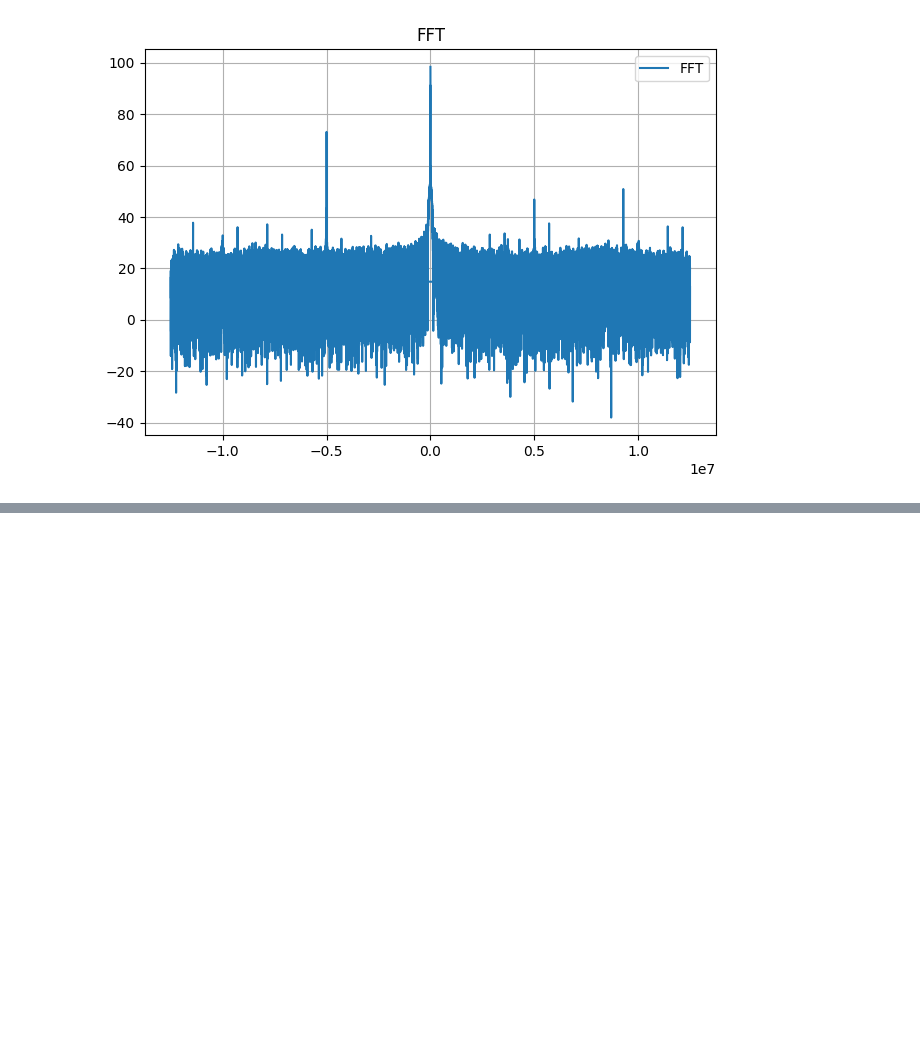
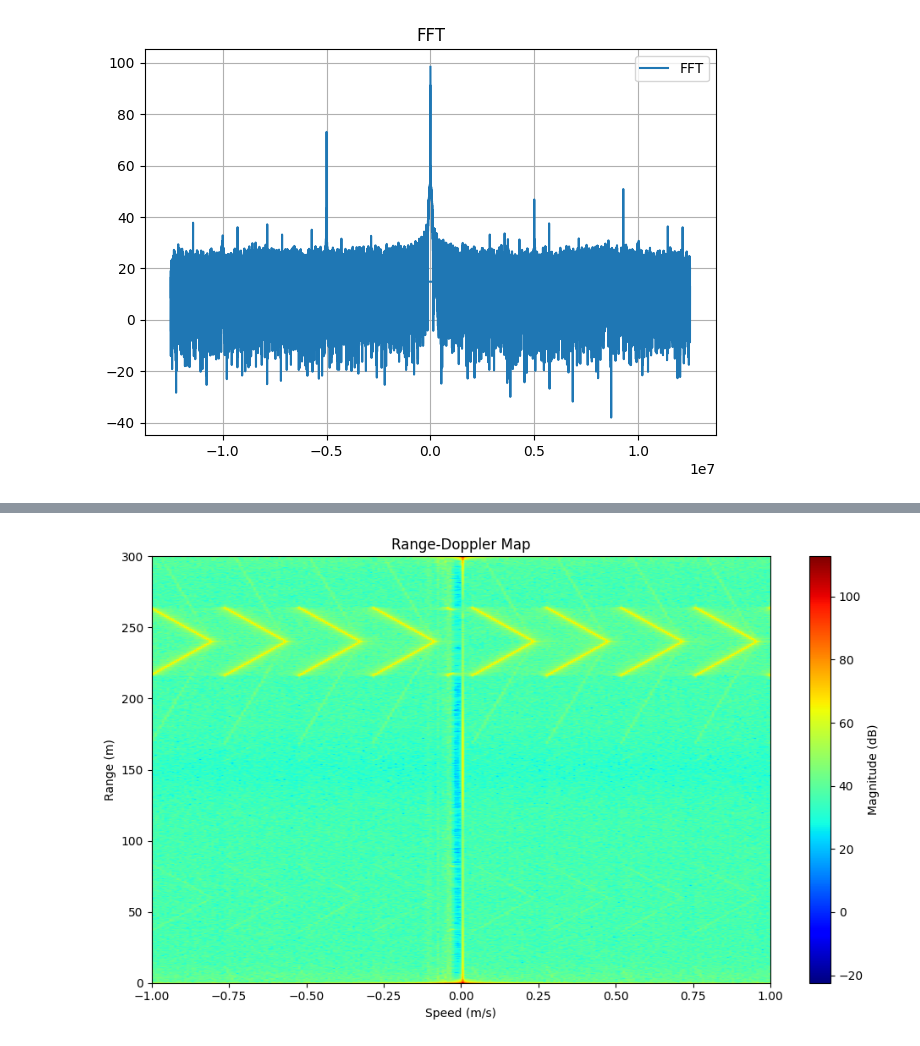
Before and after one commit to murrayinglis/sdr-config, a Jupyter notebook: plots.ipynb, the cells around one changed output, grey strips where cells are left out. Cells and saved outputs as stored; diff of their text form; code cells hidden in the pictures; blank space fills up the shorter version.

```diff
--- a/plots.ipynb
+++ b/plots.ipynb
@@ -353,0 +323,90 @@ plt.show()
+# %%
+# range doppler...
+
+
+file_path = 'outputs/loopback_from_file_test.bin'
+
+
+# Read the binary file
+with open(file_path, 'rb') as file:
+    # Read the data into a numpy array
+    # The dtype should match the type of data in the file (double = float64)
+    data = np.fromfile(file, dtype=np.float64)
+
+# Reshape or process the data if needed
+# Here we assume data was written as 2 doubles per sample
+num_new_samples = int(len(data)/2)
+data = data.reshape((num_new_samples, 2))
+
+# Create complex numbers from the real and imaginary parts
+iq_data = data[:, 0] + 1j * data[:, 1]
+
+# Apply window function (e.g., Hamming window)
+#window = np.hamming(iq_data.shape[0])
+#windowed_data = iq_data * window
+
+# Perform Range FFT (along the first axis)
+range_fft = np.fft.fft(iq_data, axis=0)
+
+#Reshape the data to prepare for Doppler FFT
+# Parameters
+B = 2e6  # Bandwidth in Hz
+PRI = 4e-4  # Pulse Repetition Interval in seconds
+num_range_bins = 250
+num_doppler_bins = num_new_samples // num_range_bins
+
+# Calculate range resolution and maximum range
+range_res = c / (2 * B)
+r_max = range_res * num_range_bins
+
+# Calculate Doppler resolution and maximum Doppler shift
+doppler_res = c / (2 * num_new_samples * PRI)
+v_max = doppler_res * num_doppler_bins
+
+# Define the zoom-in range in meters and speed in m/s
+zoom_range = 300  # meters
+zoom_speed = 1  # meters per second (example speed range)
+
+# Calculate limits for zooming
+range_min = 0
+range_max = min(zoom_range, r_max)
+doppler_min = -zoom_speed
+doppler_max = zoom_speed
+
+fig, axs = plt.subplots(1, figsize=(10, 6))
+# Check if the division is exact, otherwise, reshape may fail
+if num_doppler_bins * num_range_bins == num_new_samples:
+    range_fft = range_fft.reshape((num_doppler_bins, num_range_bins))
+
+    # Perform Doppler FFT (along the second axis)
+    doppler_fft = np.fft.fftshift(np.fft.fft(range_fft, axis=1), axes=1)
+
+    # Calculate the magnitude of the complex result
+    range_doppler_map = np.abs(doppler_fft)
+
+    # Convert to dB scale
+    range_doppler_map_db = 20 * np.log10(range_doppler_map)
+
+    # Plot the Range-Doppler Map
+    # Plot the Range-Doppler Map with physical units
+    extent = [doppler_min, doppler_max, range_min, range_max] # extent = [min_doppler, max_doppler, min_range, max_range]
+
+    cax = axs.imshow(range_doppler_map_db, extent=extent, aspect='auto', cmap='jet')
+    #plt.colorbar(label='Magnitude (dB)')
+    axs.set_xlabel('Speed (m/s)')
+    axs.set_ylabel('Range (m)')
+    axs.set_title('Range-Doppler Map')
+
+else:
+    print("Error: Data cannot be reshaped into the desired number of range and Doppler bins.")
+
+
+
+# Add a colorbar with label
+cbar = plt.colorbar(cax, ax=axs)
+cbar.set_label('Magnitude (dB)')
+
+plt.tight_layout()
+plt.show()
+# %% [output]
+[figure, added]
```
Also changed, not shown: parts of 5 cells of this notebook, 5 other files.
